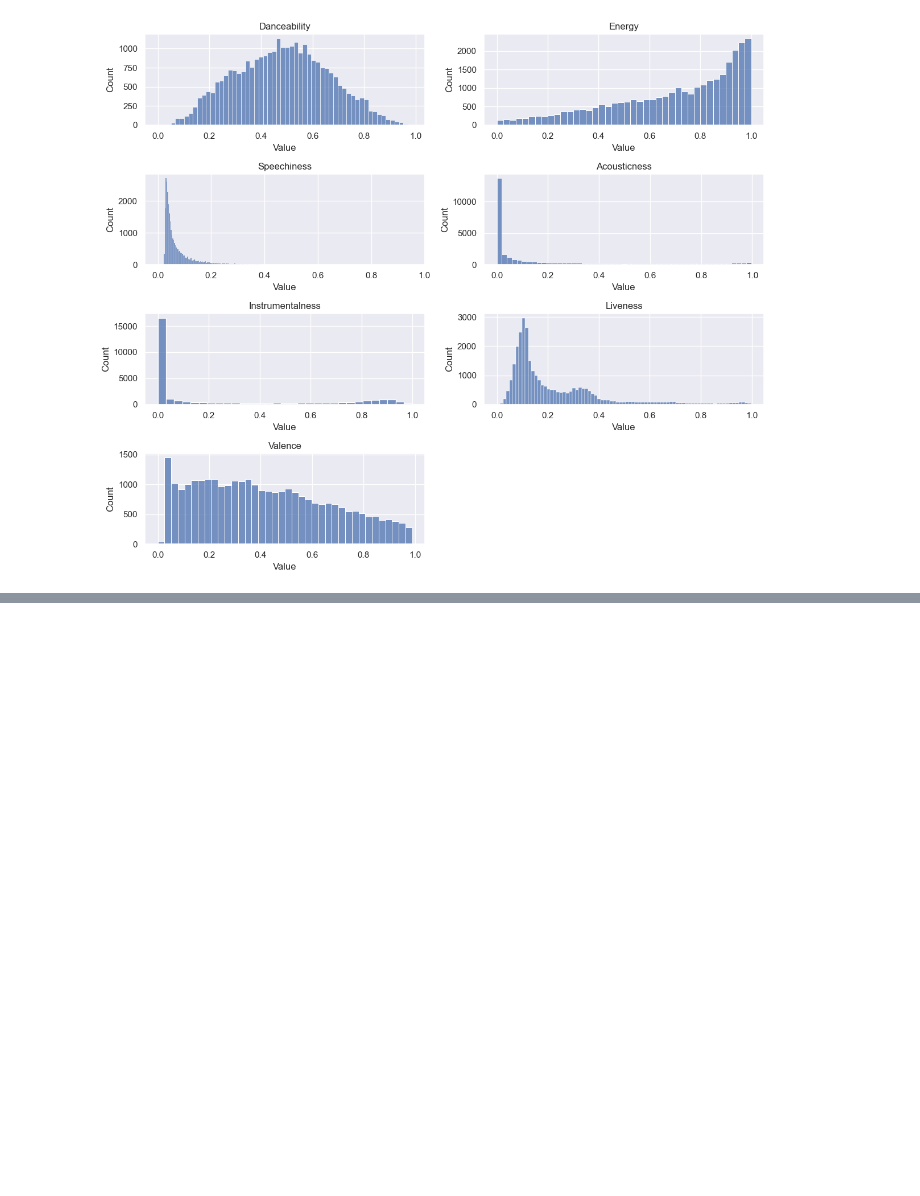
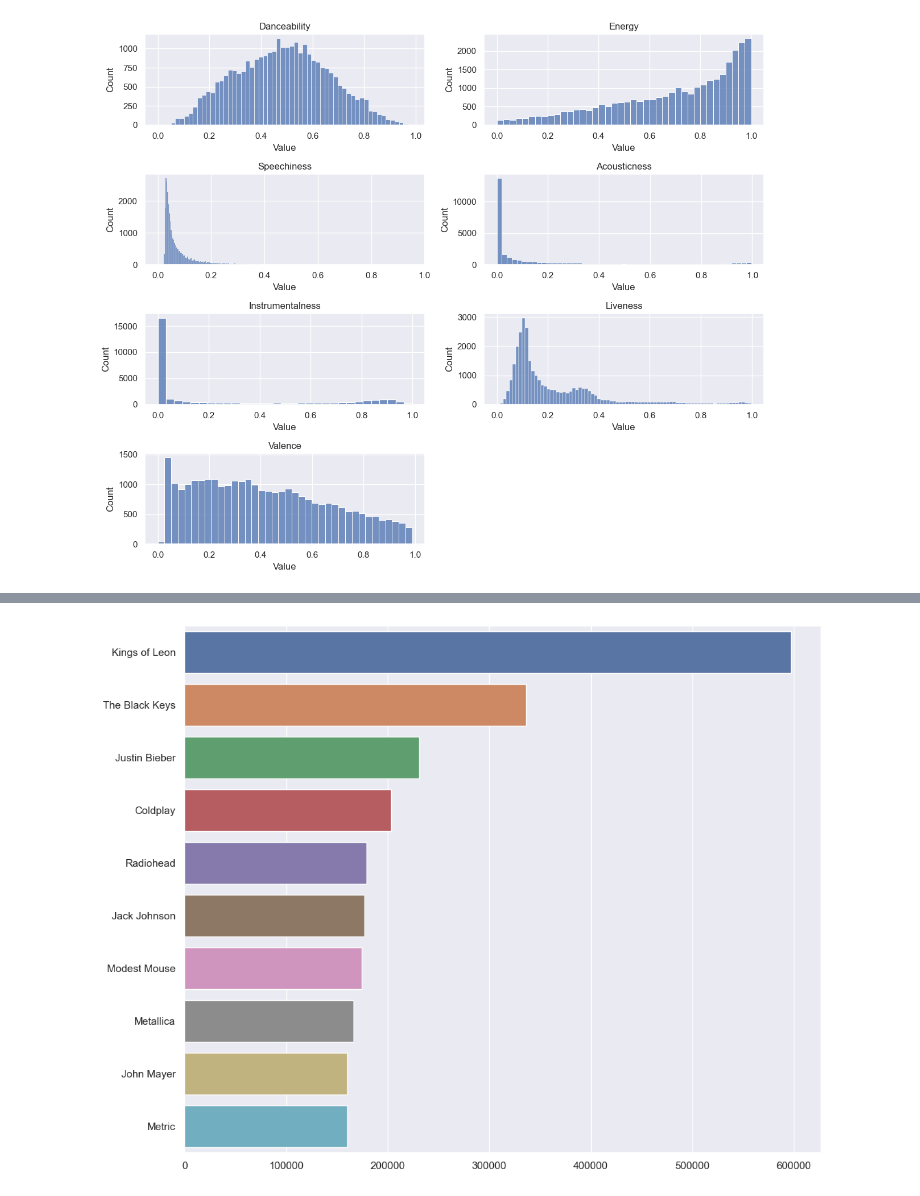
Before and after one commit to panierka/SongsDatabaseAnalysis, a Jupyter notebook: eda.ipynb, the cells around one changed output, grey strips where cells are left out. Cells and saved outputs as stored; diff of their text form; code cells hidden in the pictures; blank space fills up the shorter version.

```diff
--- a/eda.ipynb
+++ b/eda.ipynb
@@ -48,0 +110,10 @@ plt.show()
+# %%
+artist_popularity_lf = tracks_lf.select([
+    pl.col('artist'),
+    pl.col('playcount')
+]).groupby('artist').sum().join(
+    other=tracks_lf.select('artist').groupby('artist').count().rename({'count':'tracks'}),
+    on='artist'
+).sort(by='playcount', descending=True)
+
+artist_popularity_lf.collect()
@@ -48,0 +140,6 @@ plt.show()
+# %%
+top_artists_lf = artist_popularity_lf.head(10)
+sns.barplot(y=get_column(top_artists_lf, 'artist'), x=get_column(top_artists_lf, 'playcount'), orient='h')
+plt.show()
+# %% [output]
+[figure, added]
```
Also changed, not shown: parts of 12 cells of this notebook, 2 other files.
